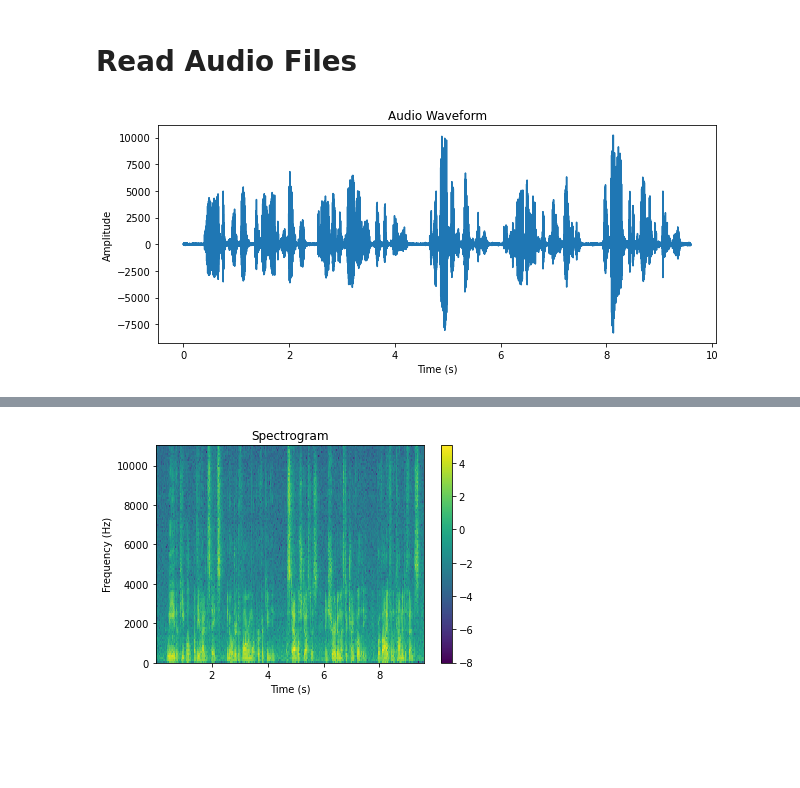
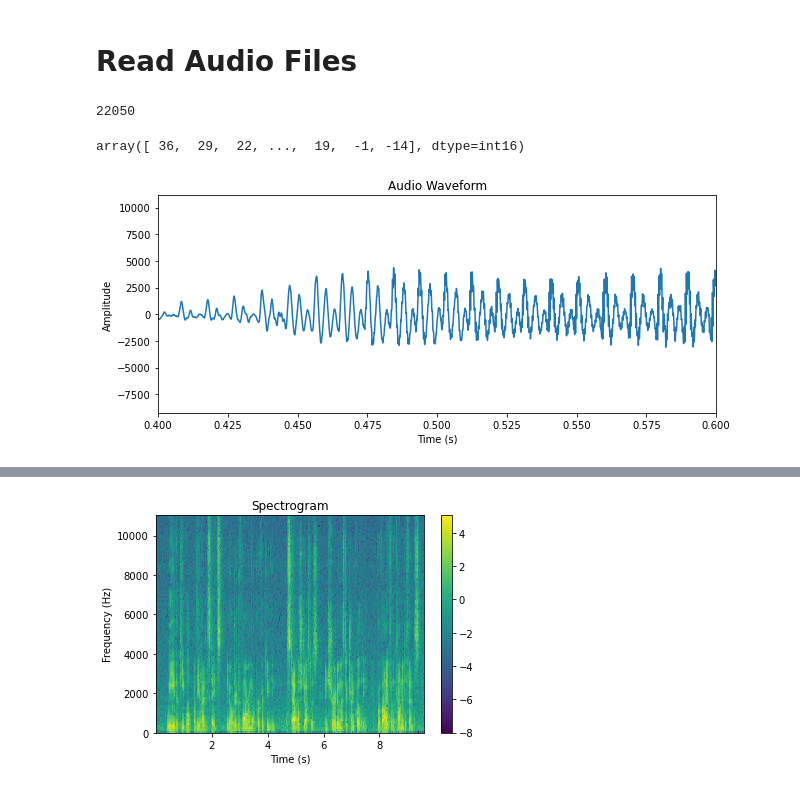
Before and after one commit to shimaabadi/BENGR310, a Jupyter notebook: audio_processing.ipynb, the cells around one changed output, grey strips where cells are left out. Drawn from its saved outputs; the diff is of its cells as text; code cells hidden in the pictures; blank space fills up the shorter version.

```diff
--- a/audio_processing.ipynb
+++ b/audio_processing.ipynb
@@ -177,17 +177,26 @@ def read_wav_file(file_path):
 # Usage example
 file_path = 'speech.wav'
 sample_rate, audio_data = read_wav_file(file_path)
+# %%
+sample_rate
+# %% [output]
+22050
+# %%
+audio_data[1,:]
+# %% [output]
+array([ 36,  29,  22, ...,  19,  -1, -14], dtype=int16)
 # %%
 duration = len(audio_data) / sample_rate
 # Create time array
 time = np.linspace(0, duration, int(len(audio_data)), endpoint=False)
 
 
 plt.figure(figsize=(10, 4))
 plt.plot(time, audio_data)
 plt.xlabel('Time (s)')
 plt.ylabel('Amplitude')
 plt.title('Audio Waveform')
+plt.xlim(0.4,0.6)
 plt.show()
 # %% [output]
-[figure, old version]
+[figure, new version]
```
Also changed, not shown: parts of 1 cell of this notebook, 1 other file.
